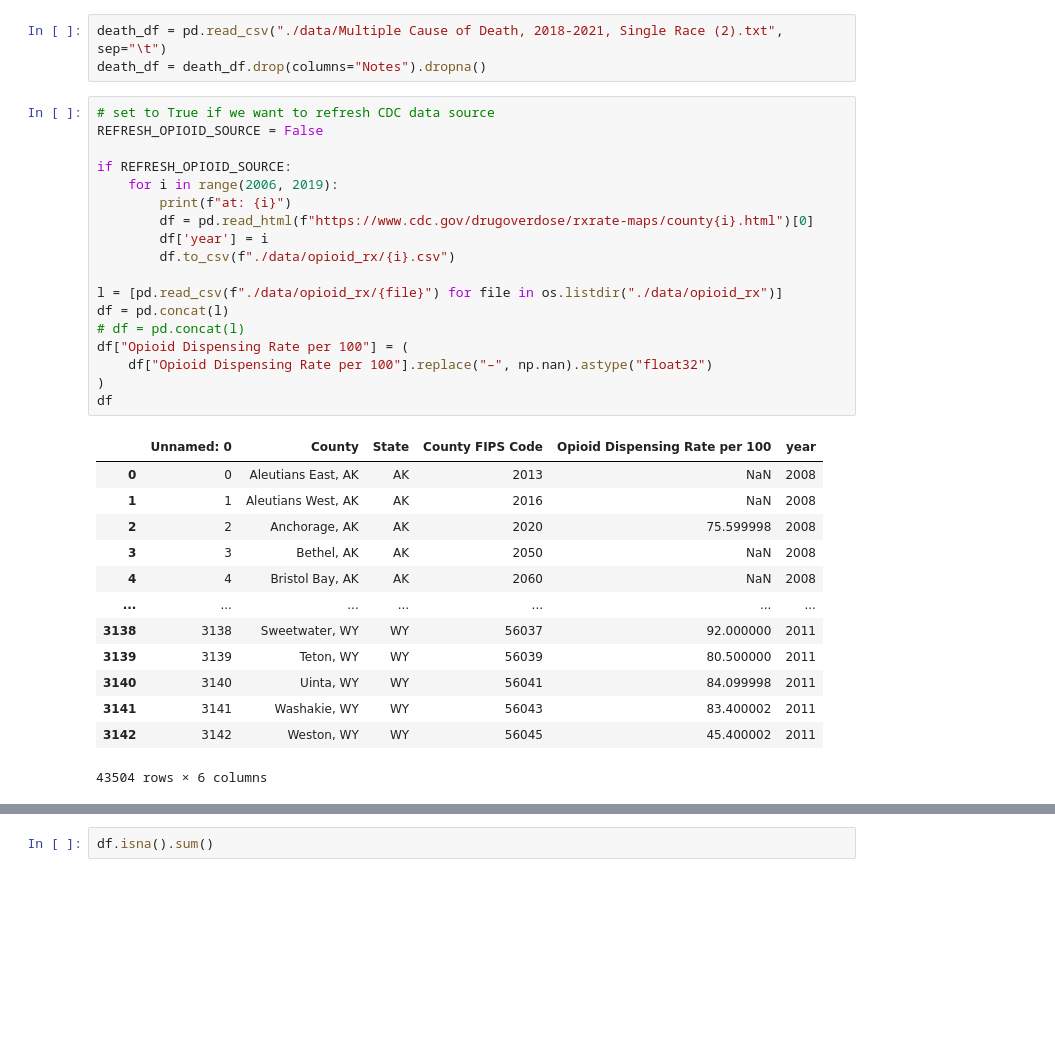
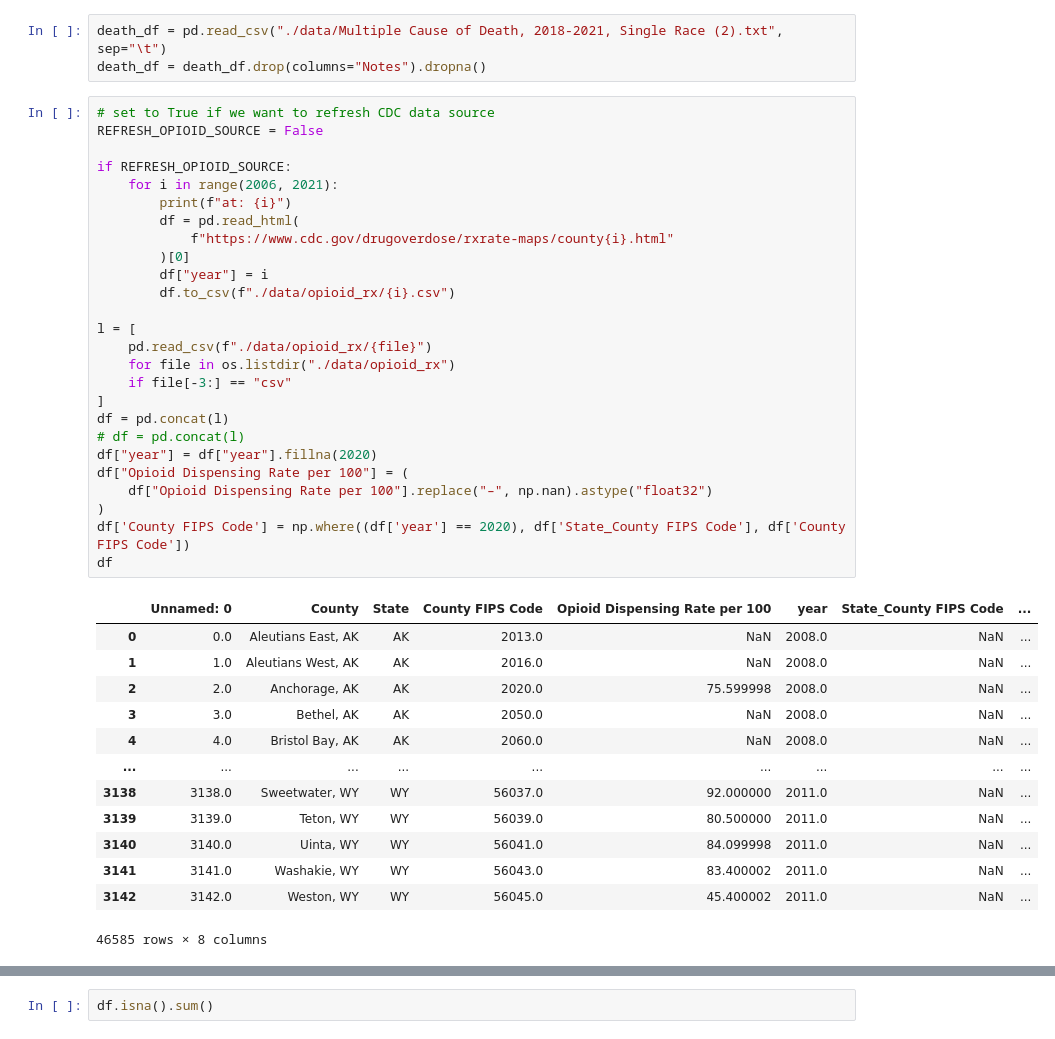
Before and after one commit to Ludougan123234/624-project, a Jupyter notebook: exp_opioid randy.ipynb, the cells around one changed output, grey strips where cells are left out. Cells and saved outputs as stored; diff of their text form; blank space fills up the shorter version.

```diff
--- a/exp_opioid randy.ipynb
+++ b/exp_opioid randy.ipynb
@@ -76,32 +76,40 @@ death_df = death_df.drop(columns="Notes").dropna()
 # %%
 # set to True if we want to refresh CDC data source
 REFRESH_OPIOID_SOURCE = False
 
 if REFRESH_OPIOID_SOURCE:
-    for i in range(2006, 2019):
+    for i in range(2006, 2021):
         print(f"at: {i}")
-        df = pd.read_html(f"https://www.cdc.gov/drugoverdose/rxrate-maps/county{i}.html")[0]
-        df['year'] = i
+        df = pd.read_html(
+            f"https://www.cdc.gov/drugoverdose/rxrate-maps/county{i}.html"
+        )[0]
+        df["year"] = i
         df.to_csv(f"./data/opioid_rx/{i}.csv")
 
-l = [pd.read_csv(f"./data/opioid_rx/{file}") for file in os.listdir("./data/opioid_rx")]
+l = [
+    pd.read_csv(f"./data/opioid_rx/{file}")
+    for file in os.listdir("./data/opioid_rx")
+    if file[-3:] == "csv"
+]
 df = pd.concat(l)
 # df = pd.concat(l)
+df["year"] = df["year"].fillna(2020)
 df["Opioid Dispensing Rate per 100"] = (
     df["Opioid Dispensing Rate per 100"].replace("–", np.nan).astype("float32")
 )
+df['County FIPS Code'] = np.where((df['year'] == 2020), df['State_County FIPS Code'], df['County FIPS Code'])
 df
 # %% [output]
-|  | Unnamed: 0 | County | State | County FIPS Code | Opioid Dispensing Rate per 100 | year |
-| 0 | 0 | Aleutians East, AK | AK | 2013 | NaN | 2008 |
-| 1 | 1 | Aleutians West, AK | AK | 2016 | NaN | 2008 |
-| 2 | 2 | Anchorage, AK | AK | 2020 | 75.599998 | 2008 |
-| 3 | 3 | Bethel, AK | AK | 2050 | NaN | 2008 |
-| 4 | 4 | Bristol Bay, AK | AK | 2060 | NaN | 2008 |
-| ... | ... | ... | ... | ... | ... | ... |
-| 3138 | 3138 | Sweetwater, WY | WY | 56037 | 92.000000 | 2011 |
-| 3139 | 3139 | Teton, WY | WY | 56039 | 80.500000 | 2011 |
-| 3140 | 3140 | Uinta, WY | WY | 56041 | 84.099998 | 2011 |
-| 3141 | 3141 | Washakie, WY | WY | 56043 | 83.400002 | 2011 |
-| 3142 | 3142 | Weston, WY | WY | 56045 | 45.400002 | 2011 |
+|  | Unnamed: 0 | County | State | County FIPS Code | Opioid Dispensing Rate per 100 | year | State_County FIPS Code | ... |
+| 0 | 0.0 | Aleutians East, AK | AK | 2013.0 | NaN | 2008.0 | NaN | ... |
+| 1 | 1.0 | Aleutians West, AK | AK | 2016.0 | NaN | 2008.0 | NaN | ... |
+| 2 | 2.0 | Anchorage, AK | AK | 2020.0 | 75.599998 | 2008.0 | NaN | ... |
+| 3 | 3.0 | Bethel, AK | AK | 2050.0 | NaN | 2008.0 | NaN | ... |
+| 4 | 4.0 | Bristol Bay, AK | AK | 2060.0 | NaN | 2008.0 | NaN | ... |
+| ... | ... | ... | ... | ... | ... | ... | ... | ... |
+| 3138 | 3138.0 | Sweetwater, WY | WY | 56037.0 | 92.000000 | 2011.0 | NaN | ... |
+| 3139 | 3139.0 | Teton, WY | WY | 56039.0 | 80.500000 | 2011.0 | NaN | ... |
+| 3140 | 3140.0 | Uinta, WY | WY | 56041.0 | 84.099998 | 2011.0 | NaN | ... |
+| 3141 | 3141.0 | Washakie, WY | WY | 56043.0 | 83.400002 | 2011.0 | NaN | ... |
+| 3142 | 3142.0 | Weston, WY | WY | 56045.0 | 45.400002 | 2011.0 | NaN | ... |
-43504 rows × 6 columns
+46585 rows × 8 columns
```
Also changed, not shown: parts of 14 cells of this notebook.
